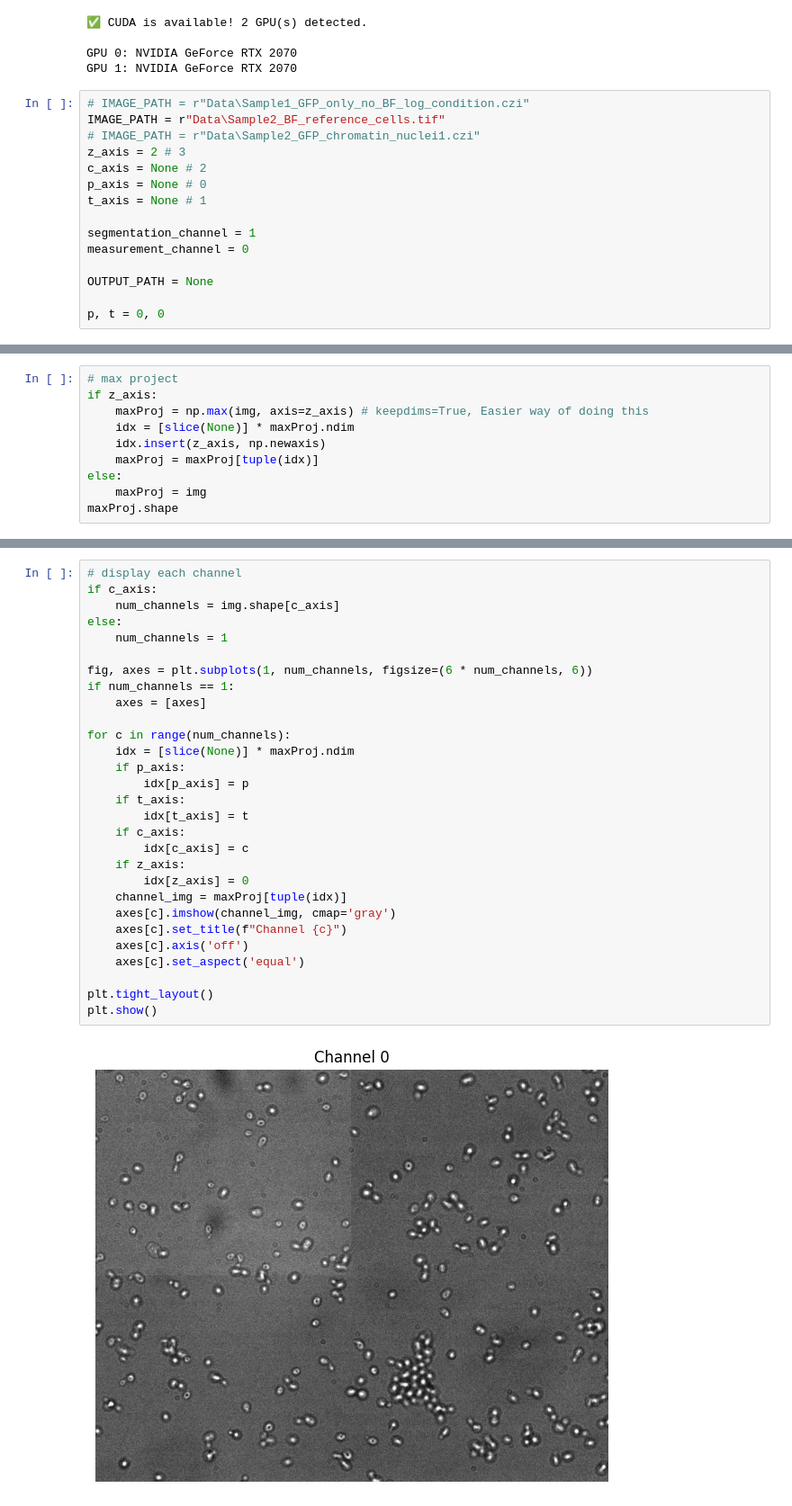
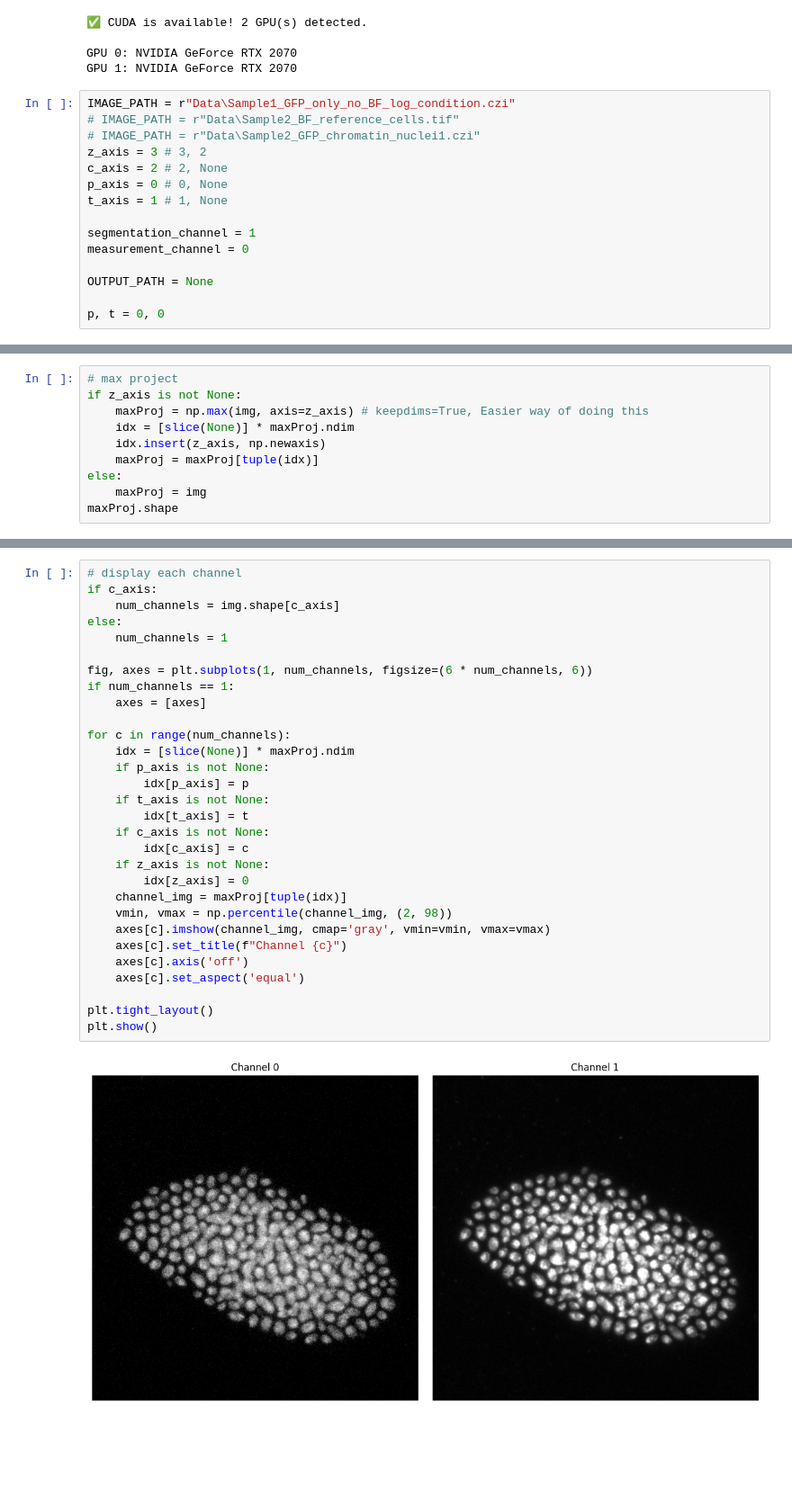
Before and after one commit to Formanj-0/Sandbox, a Jupyter notebook: YeastQuant.ipynb, the cells around one changed output, grey strips where cells are left out. Shown at 90% size. Saved outputs shown, nothing was run; the diff lists cells and outputs as text; blank space fills up the shorter version.

```diff
--- a/YeastQuant.ipynb
+++ b/YeastQuant.ipynb
@@ -30,13 +26,13 @@ check_gpu()
 GPU 0: NVIDIA GeForce RTX 2070
 GPU 1: NVIDIA GeForce RTX 2070
 # %%
-# IMAGE_PATH = r"Data\Sample1_GFP_only_no_BF_log_condition.czi"
-IMAGE_PATH = r"Data\Sample2_BF_reference_cells.tif"
+IMAGE_PATH = r"Data\Sample1_GFP_only_no_BF_log_condition.czi"
+# IMAGE_PATH = r"Data\Sample2_BF_reference_cells.tif"
 # IMAGE_PATH = r"Data\Sample2_GFP_chromatin_nuclei1.czi"
-z_axis = 2 # 3
-c_axis = None # 2
-p_axis = None # 0
-t_axis = None # 1
+z_axis = 3 # 3, 2
+c_axis = 2 # 2, None
+p_axis = 0 # 0, None
+t_axis = 1 # 1, None
 
 segmentation_channel = 1
 measurement_channel = 0
@@ -73,6 +69,6 @@ else:
 # %%
 # max project
-if z_axis:
+if z_axis is not None:
     maxProj = np.max(img, axis=z_axis) # keepdims=True, Easier way of doing this
     idx = [slice(None)] * maxProj.ndim
     idx.insert(z_axis, np.newaxis)
@@ -85,34 +81,35 @@ maxProj.shape
 # %%
 # display each channel
 if c_axis:
     num_channels = img.shape[c_axis]
 else:
     num_channels = 1
 
 fig, axes = plt.subplots(1, num_channels, figsize=(6 * num_channels, 6))
 if num_channels == 1:
     axes = [axes]
 
 for c in range(num_channels):
     idx = [slice(None)] * maxProj.ndim
-    if p_axis:
+    if p_axis is not None:
         idx[p_axis] = p
-    if t_axis:
+    if t_axis is not None:
         idx[t_axis] = t
-    if c_axis:
+    if c_axis is not None:
         idx[c_axis] = c
-    if z_axis:
+    if z_axis is not None:
         idx[z_axis] = 0
     channel_img = maxProj[tuple(idx)]
-    axes[c].imshow(channel_img, cmap='gray')
+    vmin, vmax = np.percentile(channel_img, (2, 98))
+    axes[c].imshow(channel_img, cmap='gray', vmin=vmin, vmax=vmax)
     axes[c].set_title(f"Channel {c}")
     axes[c].axis('off')
     axes[c].set_aspect('equal')
 
 plt.tight_layout()
 plt.show()
 # %% [output]
-[figure, old version]
+[figure, new version]
 # %%
 # segment cells
 idx = [slice(None)] * maxProj.ndim
```
Also changed, not shown: parts of 7 cells of this notebook.
